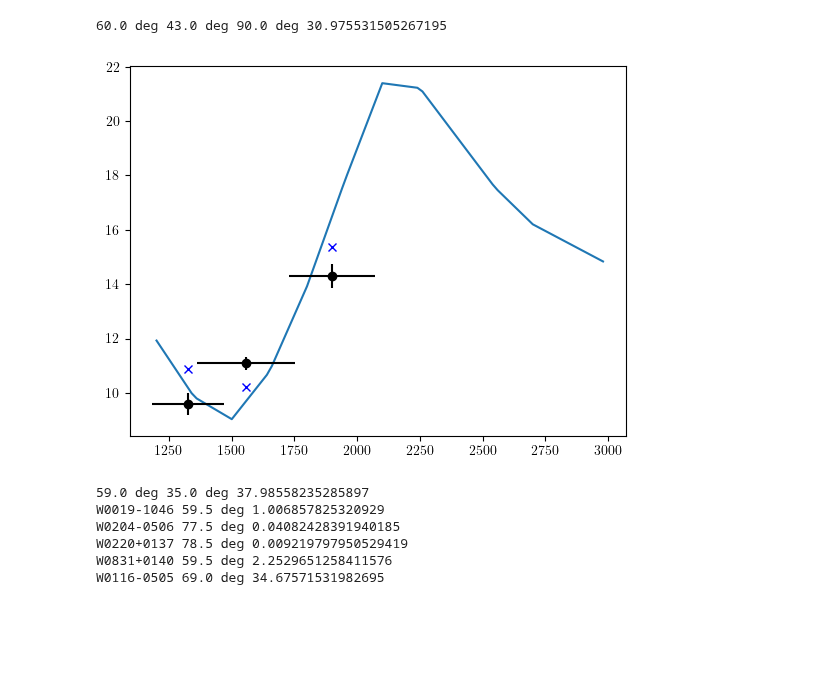
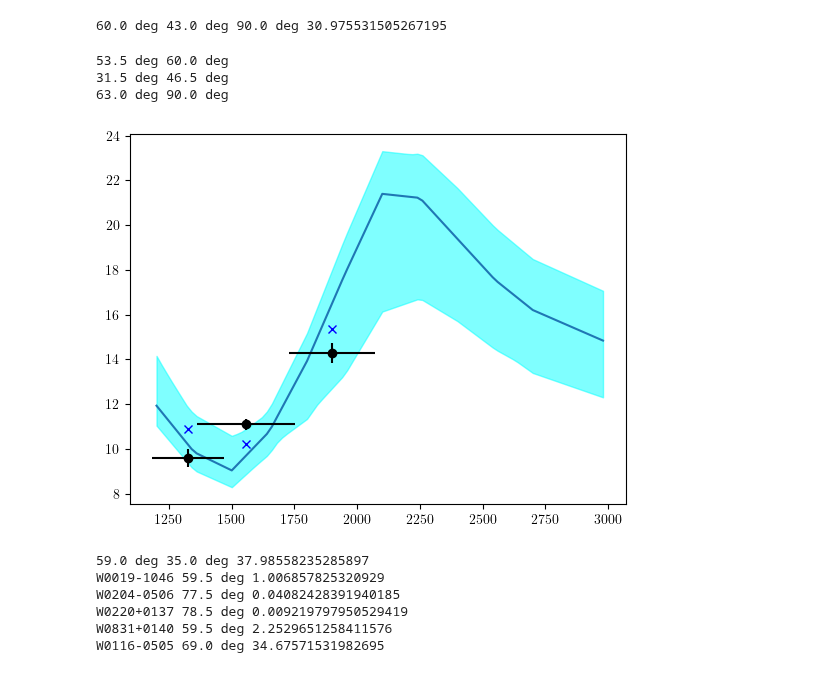
Before and after one commit to rjassef/Impol_BHDs_repo, a Jupyter notebook: plots/SKIRTOR_fit/fit_pfrac.ipynb, the cells around one changed output. Cells and saved outputs as stored; diff of their text form; code cells hidden in the pictures; blank space fills up the shorter version.

Commit message:
Updated and created new plots.

```diff
--- a/plots/SKIRTOR_fit/fit_pfrac.ipynb
+++ b/plots/SKIRTOR_fit/fit_pfrac.ipynb
@@ -159,16 +159,43 @@ i, j, k = np.unravel_index(np.argmin(chi2_map['W0116-0505'], axis=None), chi2_ma
 print(tang_grid[i], cang_grid[j], iang_grid[k], chi2_map['W0116-0505'].min())
 # %% [output]
 60.0 deg 43.0 deg 90.0 deg 30.975531505267195
+# %%
+#Find the uncertainty as well.
+wid = 'W0116-0505'
+#indices = np.argwhere(chi2_map[wid]<=np.min(chi2_map[wid])+1.0)
+indices = np.argwhere(chi2_map[wid]<=2.0 * np.min(chi2_map[wid]))
+print(np.min(tang_grid[indices[:,0]]), np.max(tang_grid[indices[:,0]]))
+print(np.min(cang_grid[indices[:,1]]), np.max(cang_grid[indices[:,1]]))
+print(np.min(iang_grid[indices[:,2]]), np.max(iang_grid[indices[:,2]]))
+# %% [output]
+53.5 deg 60.0 deg
+31.5 deg 46.5 deg
+63.0 deg 90.0 deg
 # %%
 lam_grid = np.arange(1200., 3000., 20.)*u.AA
+
+#Plot the range of models.
+#indices = np.argwhere(chi2_map[wid]<=np.min(chi2_map[wid])+1.0)
+indices = np.argwhere(chi2_map[wid]<=np.min(2.0*chi2_map[wid]))
+curve_min = np.zeros(len(lam_grid)) + 1e32
+curve_max = np.zeros(curve_min.shape)
+for ind in indices:
+    i, j, k = ind
+    paux = 100*pw.p((tang_grid[i]*np.ones(lam_grid.shape), cang_grid[j]*np.ones(lam_grid.shape), iang_grid[k]*np.ones(lam_grid.shape), lam_grid.value))
+    curve_min = np.where(paux < curve_min, paux, curve_min)
+    curve_max = np.where(paux > curve_max, paux, curve_max)
+plt.fill_between(lam_grid.value, curve_min, curve_max, color='cyan', alpha=0.5)
+
+#Now plot the best fit.
+i, j, k = np.unravel_index(np.argmin(chi2_map[wid], axis=None), chi2_map[wid].shape)
 plt.plot(lam_grid, 100*pw.p((tang_grid[i]*np.ones(lam_grid.shape), cang_grid[j]*np.ones(lam_grid.shape), iang_grid[k]*np.ones(lam_grid.shape), lam_grid)))
 
 wid = "W0116-0505"
 for bname in op.pfrac[wid].keys():
     plt.errorbar([bands.bp[bname].barlam().value/(1+op.z[wid])], [op.pfrac[wid][bname]], xerr=[bands.bp[bname].rectwidth().value/2./(1+op.z[wid])], yerr=[op.epfrac[wid][bname]], marker='o', color='k')
 
     #p_mod = pw.p_bb(bands.bp[bname], [tang_grid[i]], [cang_grid[j]], [iang_grid[k]], specs.lam_obs[wid], specs.flam[wid], op.z[wid])
     p_mod = pw.p_bb(bands.bp[bname], tang_grid[i:i+1], cang_grid[j:j+1], iang_grid[k:k+1], specs.lam_obs[wid], specs.flam[wid], op.z[wid])
     plt.plot([bands.bp[bname].barlam().value/(1+op.z[wid])], [p_mod[0,0,0]*100], 'bx')
 # %% [output]
-[figure, old version]
+[figure, new version]
```
Also changed, not shown: parts of 8 cells of this notebook, 12 other files.
